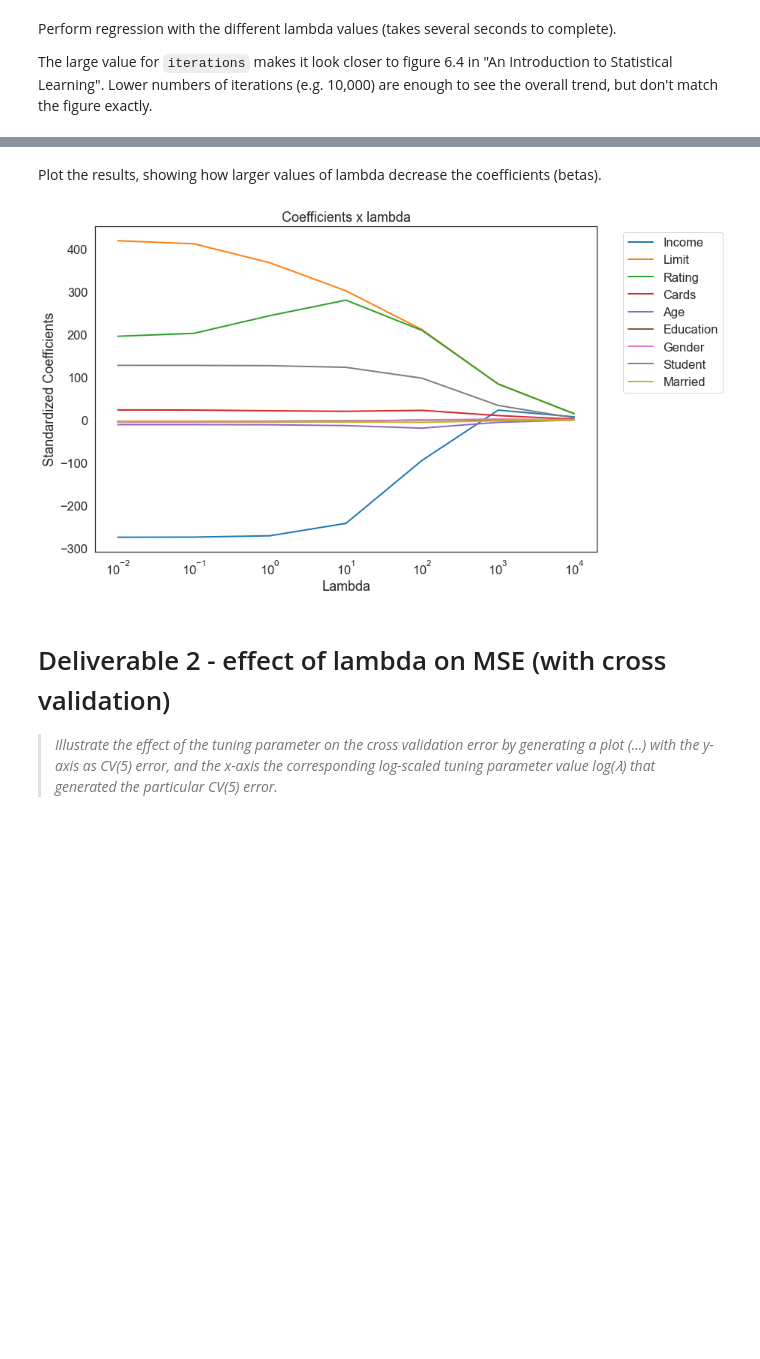
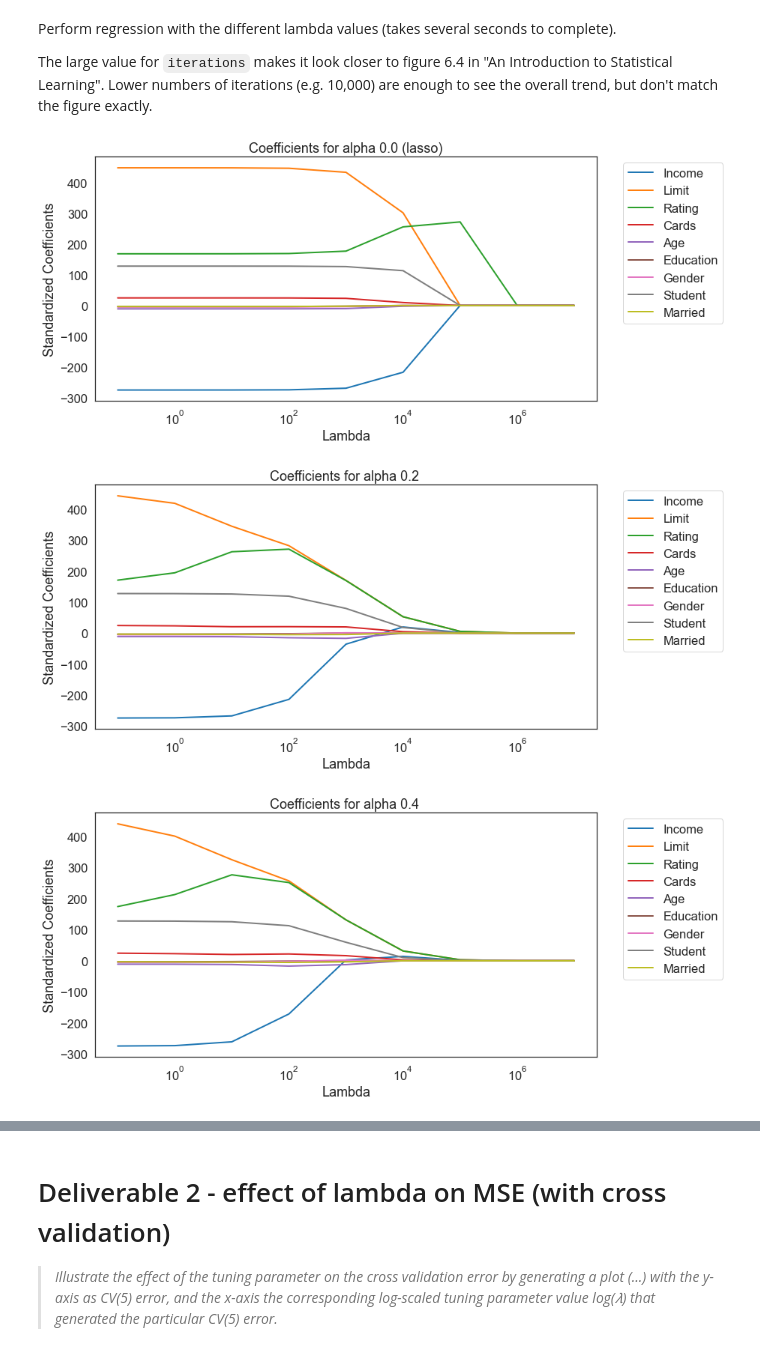
Before and after one commit to fau-masters-collected-works-cgarbin/regression-no-libraries, a Jupyter notebook: elastic_net_regression.ipynb, the cells around one changed output, grey strips where cells are left out. Drawn from its saved outputs; the diff is of its cells as text; code cells hidden in the pictures; blank space fills up the shorter version.

Commit message:
Add deliverable 1 for elastic net

```diff
--- a/elastic_net_regression.ipynb
+++ b/elastic_net_regression.ipynb
@@ -46,9 +46,9 @@ All tests passed
 # %% [markdown]
 Constants used in the experiments.
 # %%
-LAMBDAS_TO_TEST = [0.01, 0.1, 1, 10, 100, 1_000, 10_000]
-NUM_TESTS = len(LAMBDAS_TO_TEST)
-LR = 0.00001
+LAMBDAS_TO_TEST = [10e-2, 10e-1, 10e0, 10e1, 10e2, 10e3, 10e4, 10e5, 10e6]
+ALPHAS_TO_TEST = [0.0, 1/5, 2/5, 3/5, 4/5, 1.0]
+LR = 0.0001
 NUM_FOLDS = 5
 # %% [markdown]
 Read the dataset and prepare it by encoding categorical columns, standardizing if asked to do so. Note that there is no caching. For a larger dataset we should probably cache it.
@@ -80,9 +80,32 @@ def read_dataset(standardize: bool = True) -> Tuple[np.ndarray, np.ndarray]:
 Perform regression with the different lambda values (takes several seconds to complete).
 
 The large value for `iterations` makes it look closer to figure 6.4 in "An Introduction to Statistical Learning". Lower numbers of iterations (e.g. 10,000) are enough to see the overall trend, but don't match the figure exactly.
+# %%
+def plot_betas(betas: np.ndarray, title: str):
+    # Create a DataFrame in the long format
+    df = pd.DataFrame(np.squeeze(betas), columns=FEATURE_NAMES,
+                      index=LAMBDAS_TO_TEST)
+    df = df.stack().reset_index()
+    df.columns = ['Lambda', 'Feature', 'Standardized Coefficients']
+
+    # Plot it
+    fig, ax = plt.subplots(figsize=(12, 6));
+    sns.lineplot(ax=ax, y='Standardized Coefficients', x='Lambda',
+                 hue='Feature', data=df)
+    ax.set_xscale('log')
+    ax.set_title(title)
+    plt.legend(bbox_to_anchor=(1.04,1), loc='upper left')
+    plt.show()
 # %%
-betas = []
-for lmbda in LAMBDAS_TO_TEST:
-    x, y = read_dataset()
-    b = elastic_net.fit(x, y, lr=LR, lmbda=lmbda, iterations=100_000)
-    betas.append(b)
+for alpha in ALPHAS_TO_TEST:
+    betas = []
+    for lmbda in LAMBDAS_TO_TEST:
+        x, y = read_dataset()
+        b = elastic_net.fit(x, y, lmbda=lmbda, alpha=alpha, iterations=1_000)
+        betas.append(b)
+    annotation = '(lasso)' if alpha == 0 else '(ridge}' if alpha == 1.0 else ''
+    plot_betas(betas, f'Coefficients for alpha {alpha} {annotation}')
+# %% [output]
+[figure, added]
+[figure, added]
+[figure, added]
@@ -89,24 +115,3 @@ for lmbda in LAMBDAS_TO_TEST:
-# %% [markdown]
-Plot the results, showing how larger values of lambda decrease the coefficients (betas).
-# %%
-def plot_betas(betas: np.ndarray, title: str):
-    # Create a DataFrame in the long format
-    df = pd.DataFrame(np.squeeze(betas), columns=FEATURE_NAMES,
-                      index=LAMBDAS_TO_TEST)
-    df = df.stack().reset_index()
-    df.columns = ['Lambda', 'Feature', 'Standardized Coefficients']
-
-    # Plot it
-    fig, ax = plt.subplots(figsize=(12, 8));
-    sns.lineplot(ax=ax, y='Standardized Coefficients', x='Lambda',
-                 hue='Feature', data=df)
-    ax.set_xscale('log')
-    plt.legend(bbox_to_anchor=(1.04,1), loc='upper left')
-    ax.set_title(title)
-
-plot_betas(betas, 'Coefficients x lambda')
-# %% [output]
-[figure, removed]
 # %% [markdown]
 # Deliverable 2 - effect of lambda on MSE (with cross validation)
 
```
Also changed, not shown: parts of 2 cells of this notebook, 1 other file.
